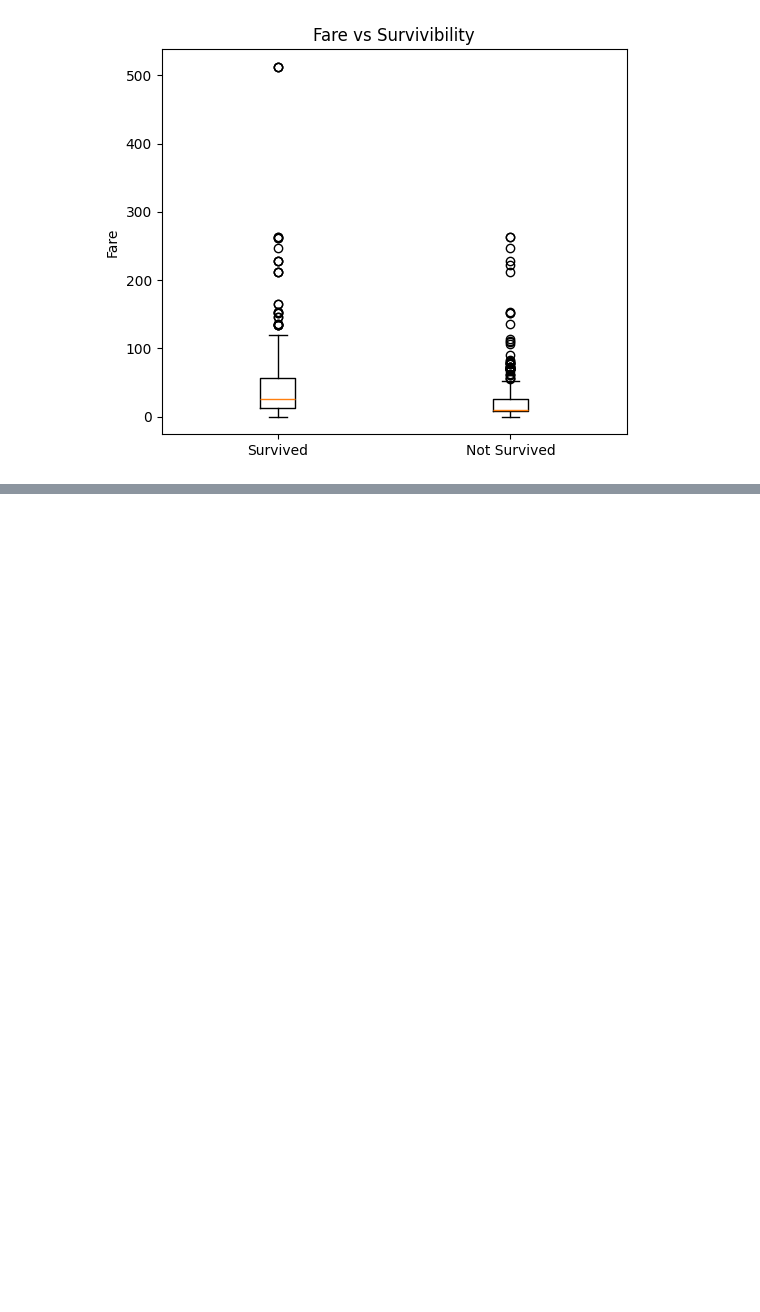
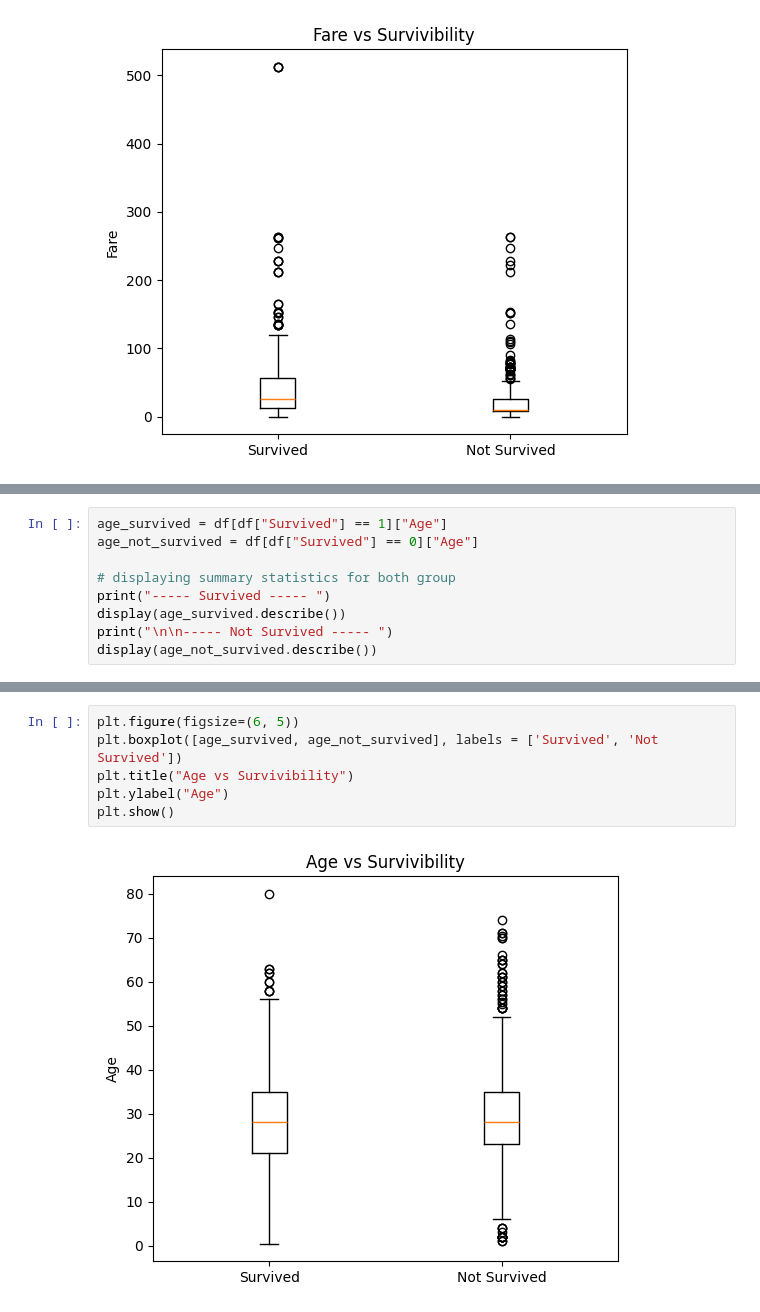
Before and after one commit to ashiqur0421/CMSC320_Group_Project, a Jupyter notebook: project.ipynb, the cells around one changed output, grey strips where cells are left out. Saved outputs shown, nothing was run; the diff lists cells and outputs as text; blank space fills up the shorter version.

```diff
--- a/project.ipynb
+++ b/project.ipynb
@@ -181,0 +180,9 @@ plt.show()
+# %%
+age_survived = df[df["Survived"] == 1]["Age"]
+age_not_survived = df[df["Survived"] == 0]["Age"]
+
+# displaying summary statistics for both group
+print("----- Survived ----- ")
+display(age_survived.describe())
+print("\n\n----- Not Survived ----- ")
+display(age_not_survived.describe())
@@ -181,0 +231,8 @@ plt.show()
+# %%
+plt.figure(figsize=(6, 5))
+plt.boxplot([age_survived, age_not_survived], labels = ['Survived', 'Not Survived'])
+plt.title("Age vs Survivibility")
+plt.ylabel("Age")
+plt.show()
+# %% [output]
+[figure, added]
```
Also changed, not shown: parts of 10 cells of this notebook.
